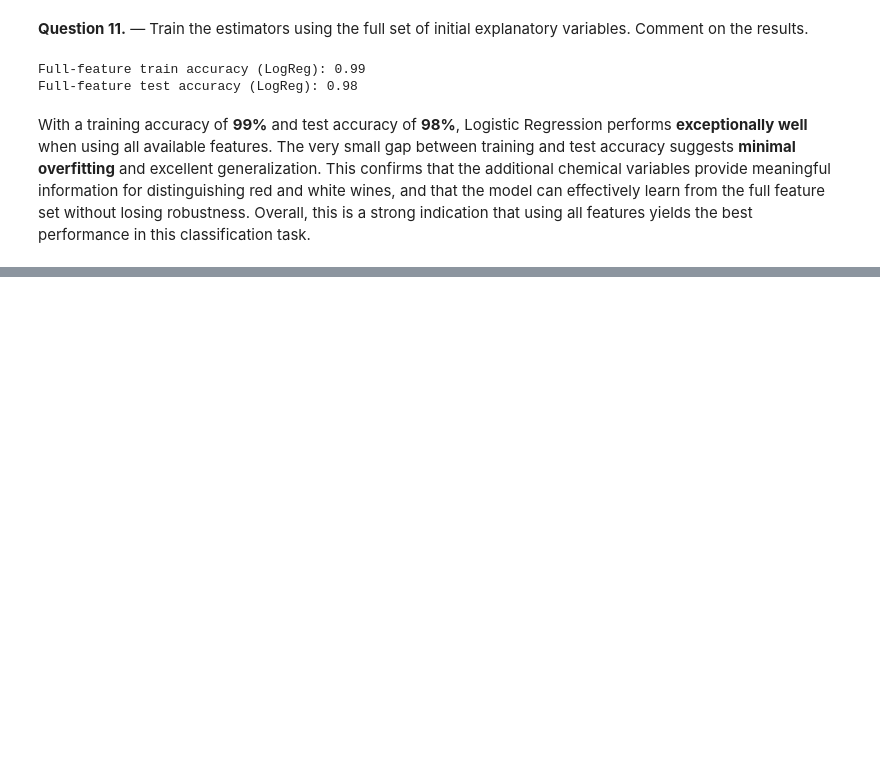
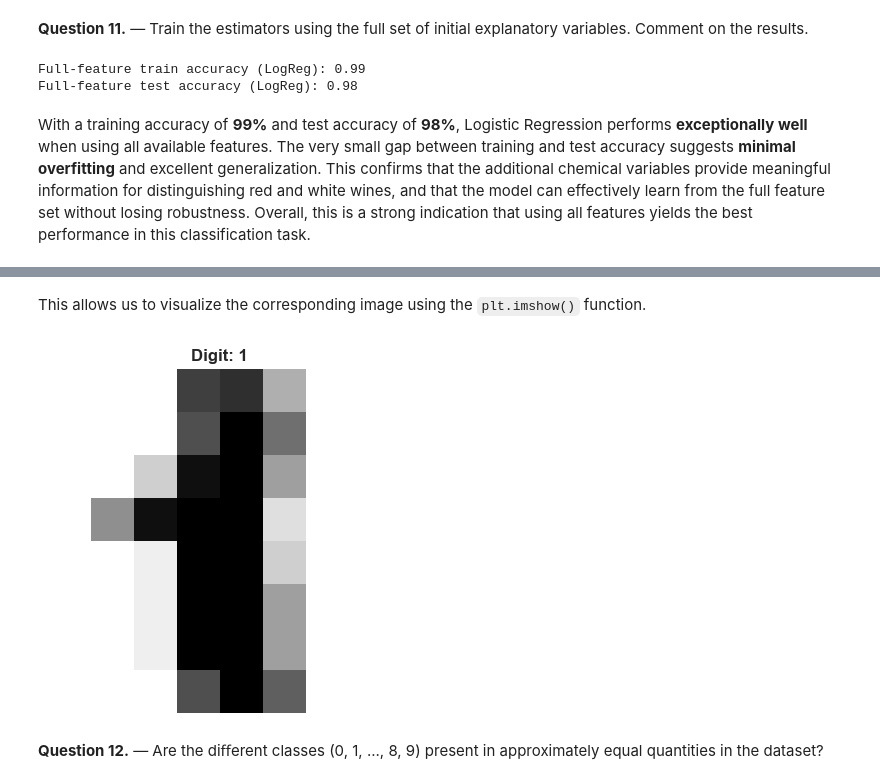
Before and after one commit to pieropls/ENSAE-Miscellaneous, a Jupyter notebook: machine-learning/3.Perceptron_K-NN.ipynb, the cells around one changed output, grey strips where cells are left out. Saved outputs shown, nothing was run; the diff lists cells and outputs as text; code cells hidden in the pictures; blank space fills up the shorter version.

```diff
--- a/machine-learning/3.Perceptron_K-NN.ipynb
+++ b/machine-learning/3.Perceptron_K-NN.ipynb
@@ -278,0 +287,5 @@ With a training accuracy of **99%** and test accuracy of **98%**, Logistic Regre
+# %%
+from sklearn import datasets
+digits = datasets.load_digits()
+X = digits.data
+y = digits.target
@@ -278,0 +312,13 @@ With a training accuracy of **99%** and test accuracy of **98%**, Logistic Regre
+# %% [markdown]
+This allows us to visualize the corresponding image using the `plt.imshow()` function.
+# %%
+plt.figure(figsize=(4, 4))
+plt.imshow(X[1].reshape(8, 8), cmap='gray_r')
+plt.title(f"Digit: {y[1]}", fontweight='bold')
+plt.axis('off')  # Hide axis ticks for a cleaner look
+plt.tight_layout()
+plt.show()
+# %% [output]
+[figure, added]
+# %% [markdown]
+**Question 12.** — Are the diﬀerent classes (0, 1, ..., 8, 9) present in approximately equal quantities in the dataset?
```
Also changed, not shown: parts of 31 cells of this notebook.
